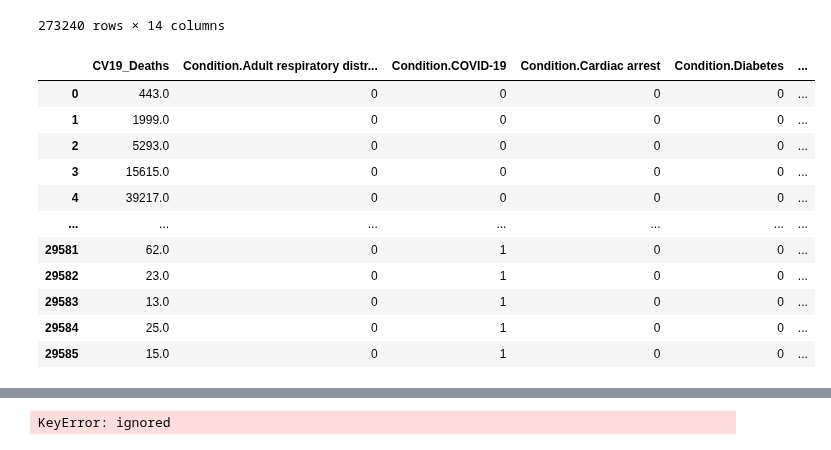
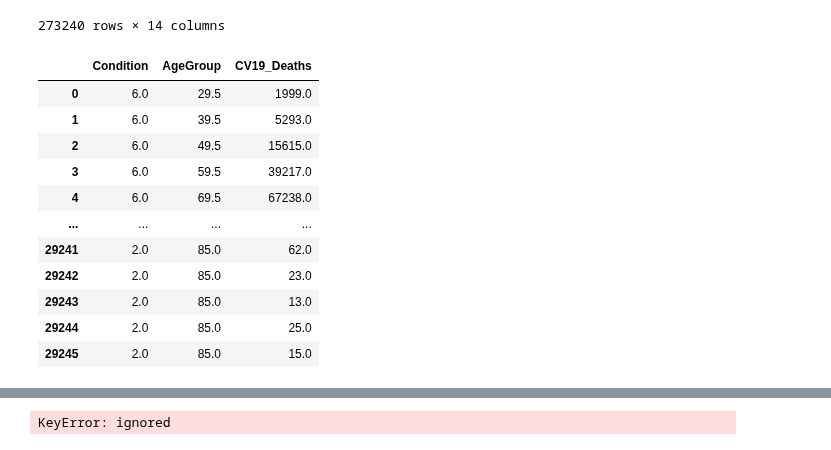
Before and after one commit to JScottLopez/github-ds, a Jupyter notebook: TIM_6500_JSLopez.ipynb, the cells around one changed output, grey strips where cells are left out. Cells and saved outputs as stored; diff of their text form; code cells hidden in the pictures.

```diff
--- a/TIM_6500_JSLopez.ipynb
+++ b/TIM_6500_JSLopez.ipynb
@@ -100,78 +100,68 @@ df.drop(row_index, inplace = True)
 row_index = df[df['Condition'] == 'Obesity'].index
 df.drop(row_index, inplace = True)
 row_index = df[df['Condition'] == 'Alzheimer disease'].index
 df.drop(row_index, inplace = True)
 row_index = df[df['Condition'] == 'Intentional and unintentional injury, poisoning, and other adverse events'].index
 df.drop(row_index, inplace = True)
 row_index = df[df['Condition'] == 'Respiratory arrest'].index
 df.drop(row_index, inplace = True)
+row_index = df[df['AgeGroup'] == '0-24'].index
+df.drop(row_index, inplace = True)
+
 
 #remove commas from CV19_Deaths column
 df['CV19_Deaths']=df['CV19_Deaths'].str.replace(',','')
 #df['Year']=df['Year'].str.replace(',','')
 
 #convert remaining values to type float
 df['CV19_Deaths'] = df['CV19_Deaths'].astype(float, errors = 'raise')
 #df['Year'] = df['Year'].astype(int, errors = 'raise')
 #df['Month'] = df['Month'].astype(int, errors = 'raise')
 
 #combine Year and Month into one column
 #df['Date'] = pd.to_datetime(df[['Year', 'Month']].assign(DAY=1))
 
 #replace string values with midpoint values of type float
-#df['AgeGroup']=df['AgeGroup'].str.replace('0-24','12.0')
-#df['AgeGroup']=df['AgeGroup'].str.replace('25-34','29.5')
-#df['AgeGroup']=df['AgeGroup'].str.replace('35-44','39.5')
-#df['AgeGroup']=df['AgeGroup'].str.replace('45-54','49.5')
-#df['AgeGroup']=df['AgeGroup'].str.replace('55-64','59.5')
-#df['AgeGroup']=df['AgeGroup'].str.replace('65-74','69.5')
-#df['AgeGroup']=df['AgeGroup'].str.replace('75-84','79.5')
-#df['AgeGroup']=df['AgeGroup'].str.replace('+','')
-#df['AgeGroup'] = df['AgeGroup'].astype(float, errors = 'raise')
+df['AgeGroup']=df['AgeGroup'].str.replace('25-34','29.5')
+df['AgeGroup']=df['AgeGroup'].str.replace('35-44','39.5')
+df['AgeGroup']=df['AgeGroup'].str.replace('45-54','49.5')
+df['AgeGroup']=df['AgeGroup'].str.replace('55-64','59.5')
+df['AgeGroup']=df['AgeGroup'].str.replace('65-74','69.5')
+df['AgeGroup']=df['AgeGroup'].str.replace('75-84','79.5')
+df['AgeGroup']=df['AgeGroup'].str.replace('+','')
+df['AgeGroup'] = df['AgeGroup'].astype(float, errors = 'raise')
 
 #replace condition with ICD numerical codes?
-#df['Condition']=df['Condition'].str.replace('Adult respiratory distress syndrome','1.0')
-#df['Condition']=df['Condition'].str.replace('Alzheimer disease','2.0')
-#df['Condition']=df['Condition'].str.replace('COVID-19','3.0')
-#df['Condition']=df['Condition'].str.replace('Cardiac arrest','4.0')
-#df['Condition']=df['Condition'].str.replace('Cardiac arrhythmia','5.0')
-#df['Condition']=df['Condition'].str.replace('Cerebrovascular diseases','6.0')
-#df['Condition']=df['Condition'].str.replace('Chronic lower respiratory diseases','7.0')
-#df['Condition']=df['Condition'].str.replace('Diabetes','8.0')
-#df['Condition']=df['Condition'].str.replace('Heart failure','9.0')
-#df['Condition']=df['Condition'].str.replace('Hypertensive diseases','10.0')
-#df['Condition']=df['Condition'].str.replace('Influenza and pneumonia','11.0')
-#df['Condition']=df['Condition'].str.replace('Intentional and unintentional injury, poisoning, and other adverse events','12.0')
-#df['Condition']=df['Condition'].str.replace('Ischemic heart disease','13.0')
-#df['Condition']=df['Condition'].str.replace('Malignant neoplasms','14.0')
-#df['Condition']=df['Condition'].str.replace('Obesity','15.0')
-#df['Condition']=df['Condition'].str.replace('Other diseases of the circulatory system','16.0')
-#df['Condition']=df['Condition'].str.replace('Other diseases of the respiratory system','17.0')
-#df['Condition']=df['Condition'].str.replace('Renal failure','18.0')
-#df['Condition']=df['Condition'].str.replace('Respiratory arrest','19.0')
-#df['Condition']=df['Condition'].str.replace('Respiratory failure','20.0')
-#df['Condition']=df['Condition'].str.replace('Sepsis','21.0')
-#df['Condition']=df['Condition'].str.replace('Vascular and unspecified dementia','22.0')
-#df['Condition'] = df['Condition'].astype(float, errors = 'raise')
+df['Condition']=df['Condition'].str.replace('Adult respiratory distress syndrome','1.0')
+df['Condition']=df['Condition'].str.replace('COVID-19','2.0')
+df['Condition']=df['Condition'].str.replace('Cardiac arrest','3.0')
+df['Condition']=df['Condition'].str.replace('Diabetes','4.0')
+df['Condition']=df['Condition'].str.replace('Hypertensive diseases','5.0')
+df['Condition']=df['Condition'].str.replace('Influenza and pneumonia','6.0')
+df['Condition']=df['Condition'].str.replace('Ischemic heart disease','7.0')
+df['Condition']=df['Condition'].str.replace('Renal failure','8.0')
+df['Condition']=df['Condition'].str.replace('Respiratory failure','9.0')
+df['Condition']=df['Condition'].str.replace('Sepsis','10.0')
+df['Condition'] = df['Condition'].astype(float, errors = 'raise')
 
-df = pd.get_dummies(df, prefix='Condition', prefix_sep='.',
-                            columns=['Condition'])
+#df = pd.get_dummies(df, prefix='Condition', prefix_sep='.',
+#                            columns=['Condition'])
 
-df = pd.get_dummies(df, prefix='AgeGroup', prefix_sep='.',
-                            columns=['AgeGroup'])
+#df = pd.get_dummies(df, prefix='AgeGroup', prefix_sep='.',
+#                            columns=['AgeGroup'])
 
 df = df.reset_index(drop=True)
 display(df)
 # %% [output]
-|  | CV19_Deaths | Condition.Adult respiratory distr... | Condition.COVID-19 | Condition.Cardiac arrest | Condition.Diabetes | ... |
-| 0 | 443.0 | 0 | 0 | 0 | 0 | ... |
-| 1 | 1999.0 | 0 | 0 | 0 | 0 | ... |
-| 2 | 5293.0 | 0 | 0 | 0 | 0 | ... |
-| 3 | 15615.0 | 0 | 0 | 0 | 0 | ... |
-| 4 | 39217.0 | 0 | 0 | 0 | 0 | ... |
-| ... | ... | ... | ... | ... | ... | ... |
-| 29581 | 62.0 | 0 | 1 | 0 | 0 | ... |
-| 29582 | 23.0 | 0 | 1 | 0 | 0 | ... |
-| 29583 | 13.0 | 0 | 1 | 0 | 0 | ... |
-| 29584 | 25.0 | 0 | 1 | 0 | 0 | ... |
-| 29585 | 15.0 | 0 | 1 | 0 | 0 | ... |
+|  | Condition | AgeGroup | CV19_Deaths |
+| 0 | 6.0 | 29.5 | 1999.0 |
+| 1 | 6.0 | 39.5 | 5293.0 |
+| 2 | 6.0 | 49.5 | 15615.0 |
+| 3 | 6.0 | 59.5 | 39217.0 |
+| 4 | 6.0 | 69.5 | 67238.0 |
+| ... | ... | ... | ... |
+| 29241 | 2.0 | 85.0 | 62.0 |
+| 29242 | 2.0 | 85.0 | 23.0 |
+| 29243 | 2.0 | 85.0 | 13.0 |
+| 29244 | 2.0 | 85.0 | 25.0 |
+| 29245 | 2.0 | 85.0 | 15.0 |
```
Also changed, not shown: parts of 25 cells of this notebook.
